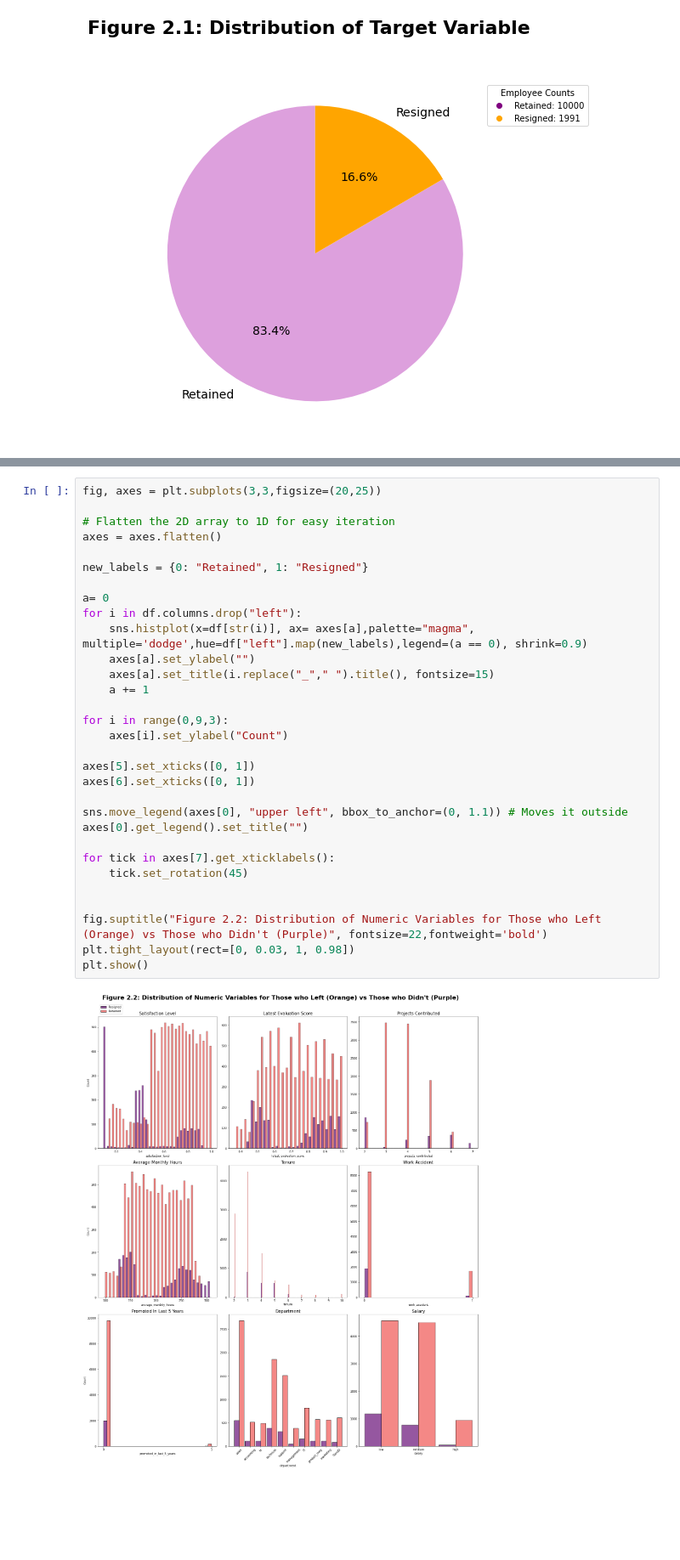
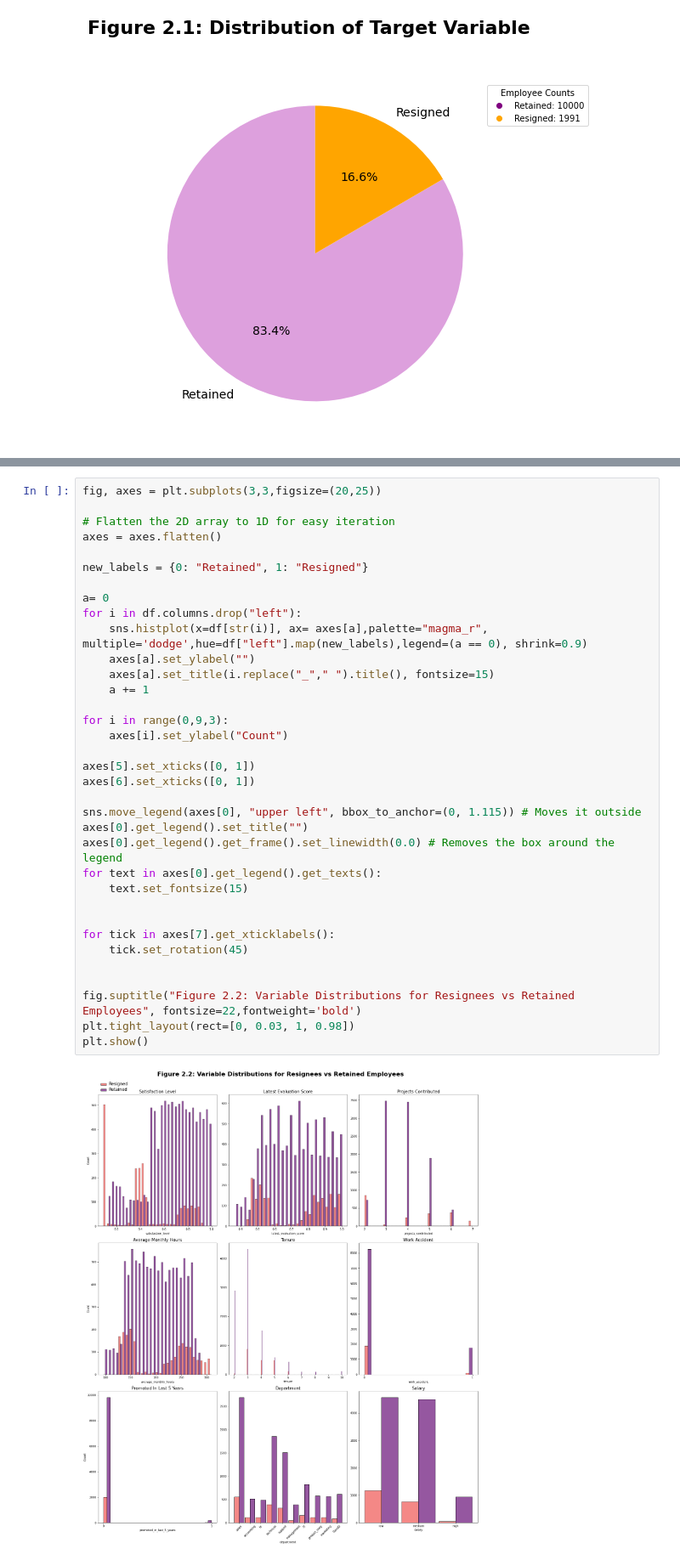
Before and after one commit to snaveerafrizvi/Employee_Attrition_ML, a Jupyter notebook: Salifort_Motors_Employee_Attrition.ipynb, the cells around one changed output, grey strips where cells are left out. Shown at 85% size. Cells and saved outputs as stored; diff of their text form; blank space fills up the shorter version.

Commit message:
EDA descriptive statistics and visualizations

```diff
--- a/Salifort_Motors_Employee_Attrition.ipynb
+++ b/Salifort_Motors_Employee_Attrition.ipynb
@@ -372,33 +383,37 @@ Now, examine variables that you're interested in, and create plots to visualize
 # %%
 fig, axes = plt.subplots(3,3,figsize=(20,25))
 
 # Flatten the 2D array to 1D for easy iteration
 axes = axes.flatten()
 
 new_labels = {0: "Retained", 1: "Resigned"}
 
 a= 0
 for i in df.columns.drop("left"):
-    sns.histplot(x=df[str(i)], ax= axes[a],palette="magma", multiple='dodge',hue=df["left"].map(new_labels),legend=(a == 0), shrink=0.9)
+    sns.histplot(x=df[str(i)], ax= axes[a],palette="magma_r", multiple='dodge',hue=df["left"].map(new_labels),legend=(a == 0), shrink=0.9)
     axes[a].set_ylabel("")
     axes[a].set_title(i.replace("_"," ").title(), fontsize=15)
     a += 1
 
 for i in range(0,9,3):
     axes[i].set_ylabel("Count")
 
 axes[5].set_xticks([0, 1])
 axes[6].set_xticks([0, 1])
 
-sns.move_legend(axes[0], "upper left", bbox_to_anchor=(0, 1.1)) # Moves it outside
+sns.move_legend(axes[0], "upper left", bbox_to_anchor=(0, 1.115)) # Moves it outside
 axes[0].get_legend().set_title("")
+axes[0].get_legend().get_frame().set_linewidth(0.0) # Removes the box around the legend
+for text in axes[0].get_legend().get_texts():
+    text.set_fontsize(15)
+
 
 for tick in axes[7].get_xticklabels():
     tick.set_rotation(45)
 
 
-fig.suptitle("Figure 2.2: Distribution of Numeric Variables for Those who Left (Orange) vs Those who Didn't (Purple)", fontsize=22,fontweight='bold')
+fig.suptitle("Figure 2.2: Variable Distributions for Resignees vs Retained Employees", fontsize=22,fontweight='bold')
 plt.tight_layout(rect=[0, 0.03, 1, 0.98])
 plt.show()
 # %% [output]
-[figure, old version]
+[figure, new version]
```
Also changed, not shown: parts of 28 cells of this notebook.
